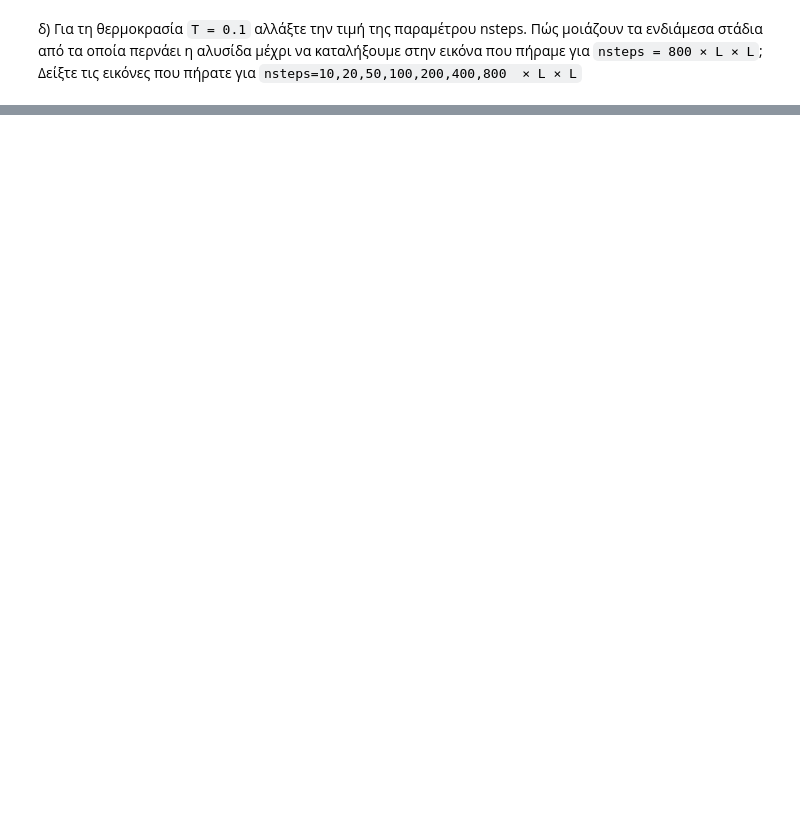
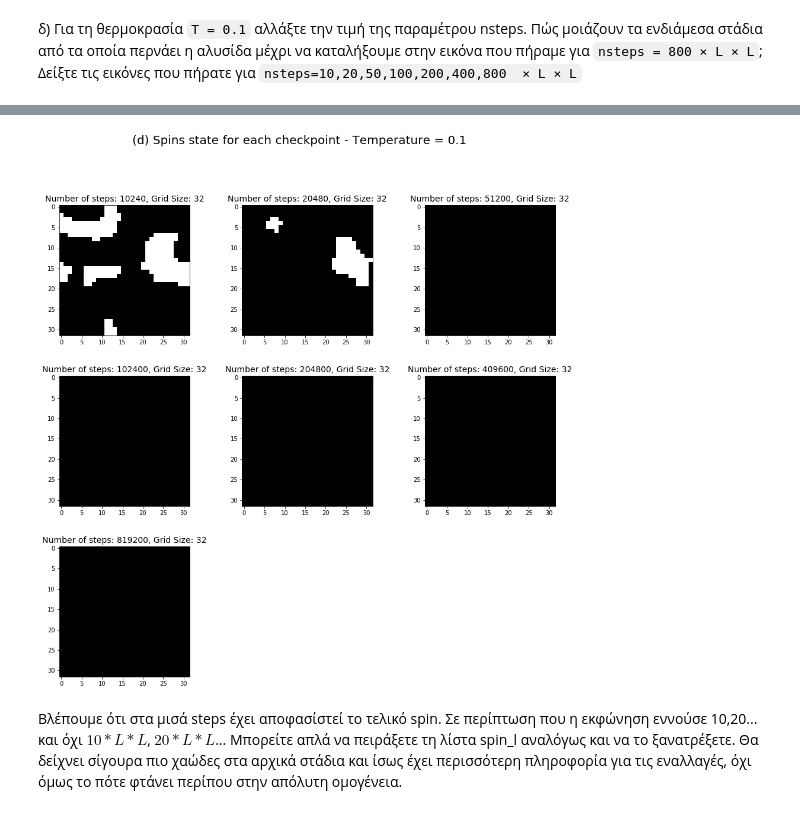
Before and after one commit to yannnisgeo/NTUA_Stochastic_Processes, a Jupyter notebook: My Solutions/IKGeorgakopoulos_03111512_Lab8.ipynb, the cells around one changed output, grey strips where cells are left out. Drawn from its saved outputs; the diff is of its cells as text; code cells hidden in the pictures; blank space fills up the shorter version.

```diff
--- a/My Solutions/IKGeorgakopoulos_03111512_Lab8.ipynb
+++ b/My Solutions/IKGeorgakopoulos_03111512_Lab8.ipynb
@@ -260,0 +293,31 @@ $$ m(\sigma) = \frac{1}{|\Lambda|} \sum_{k \in \Lambda} \sigma(k) $$
+# %%
+L = 32 #  length of lattice
+spins_init = 2 * (np.random.rand(L, L) > 0.5) - 1  # random initial state (table of {1, -1})
+
+nsteps_l = [10, 20, 50, 100, 200, 400, 800]
+nsteps_l = [i*L*L for i in nsteps_l] # create list with given nsteps goals
+
+nsteps = 0 #set initial nsteps goal, for for reasons (haha lul)
+
+Temp = 0.1 # Temp stays constant for this part
+N = 3   # create N**2 subplots
+
+plt.figure(figsize=(15, 15))  # define figure size
+
+for i in range (1, N**2+1-2): # -2 cuz we plotting N^2-2 = 7
+
+    nsteps = nsteps_l[i-1]-nsteps #set remaining n_steps
+    spins = (Ising(spins_init, Temp, nsteps_l[i-1]))
+
+    plt.subplot(N, N, i)
+    plt.imshow(spins, cmap='binary', vmin=-1, vmax=1, interpolation='nearest')
+    plt.title("Number of steps: %d, Grid Size: %d" % (nsteps_l[i-1], L), fontsize = 14)
+
+    spins_init = spins # the output is the initial state for next checkpoint
+
+plt.suptitle('(d) Spins state for each checkpoint - Temperature = 0.1', fontsize=20)
+plt.subplots_adjust(wspace = 0.4)  # specify the width space
+# %% [output]
+[figure, added]
+# %% [markdown]
+Βλέπουμε ότι στα μισά steps έχει αποφασίστεί το τελικό spin. Σε περίπτωση που η εκφώνηση εννούσε 10,20... και όχι $10*L*L$, $20*L*L$... Μπορείτε απλά να πειράξετε τη λίστα spin_l αναλόγως και να το ξανατρέξετε. Θα δείχνει σίγουρα πιο χαώδες στα αρχικά στάδια και ίσως έχει περισσότερη πληροφορία για τις εναλλαγές, όχι όμως το πότε φτάνει περίπου στην  απόλυτη ομογένεια.
```
Also changed, not shown: parts of 9 cells of this notebook.
